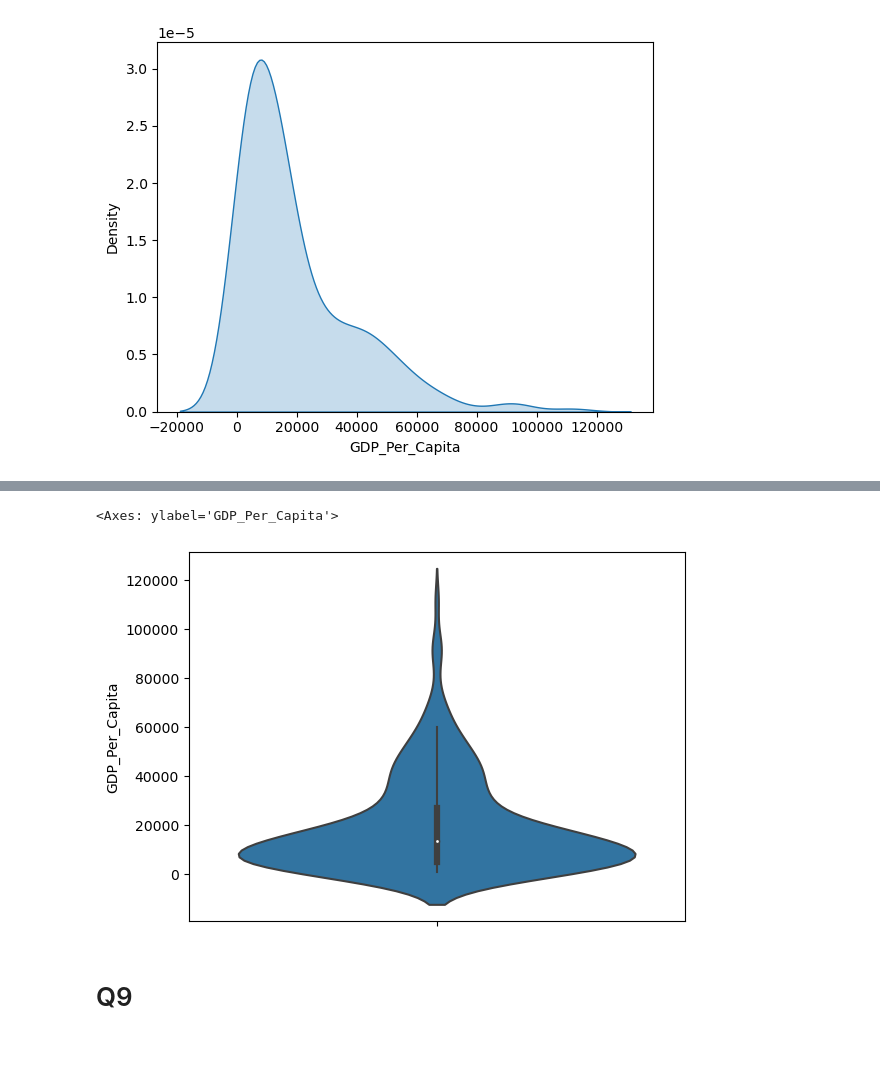
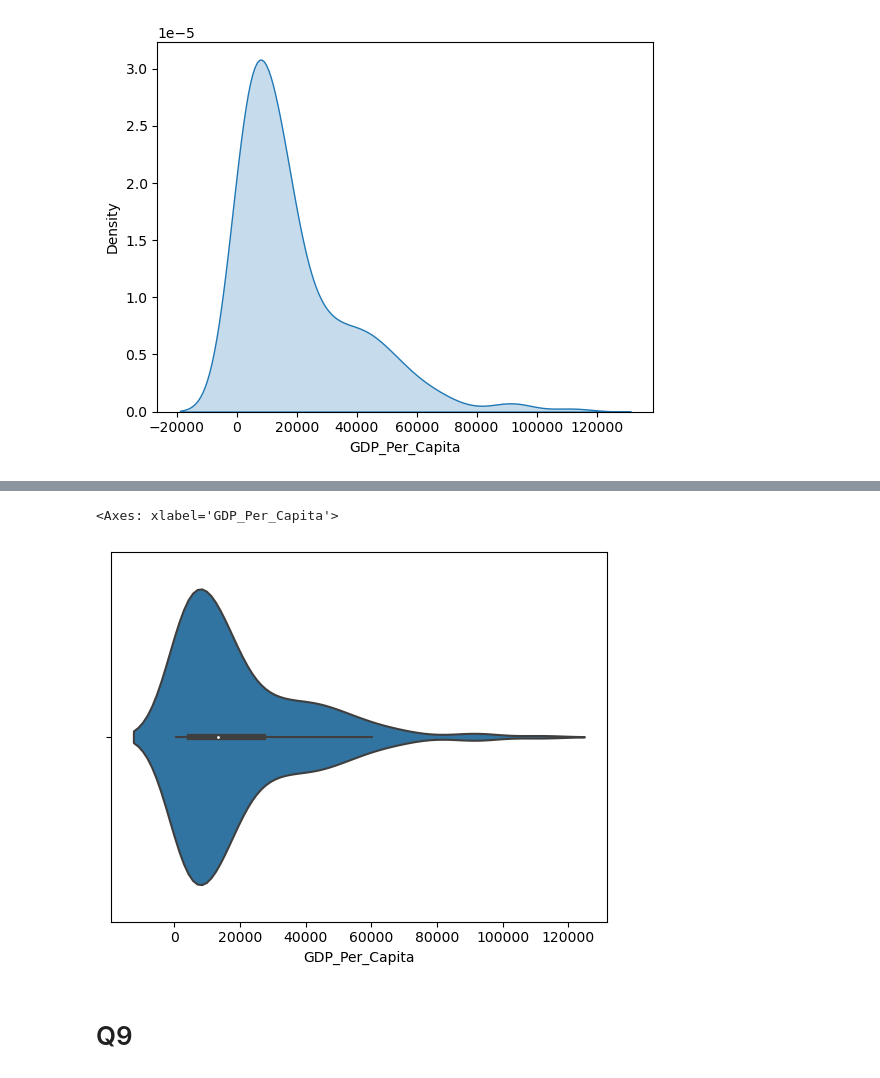
Before and after one commit to NSS-Data-Analytics-Cohort-11/undata-willisc22, a Jupyter notebook: notebook/UN_data_analysis.ipynb, the cells around one changed output, grey strips where cells are left out. Saved outputs shown, nothing was run; the diff lists cells and outputs as text; code cells hidden in the pictures; blank space fills up the shorter version.

```diff
--- a/notebook/UN_data_analysis.ipynb
+++ b/notebook/UN_data_analysis.ipynb
@@ -79,7 +103,8 @@ dtype: object
 gdp_df = gdp_df.drop(columns=['Value Footnotes'])
 # %%
 #renaming column names of gdp_df
-gdp_df = gdp_df.rename(columns={'Country or Area':'Country', 'Value':'GDP_Per_Capita'})
+gdp_df = gdp_df.rename(columns={'Country or Area':'Country',
+                                'Value':'GDP_Per_Capita'})
 # %% [markdown]
 # Q7
 # %%
@@ -146,8 +193,8 @@ sns.boxplot(y=gdp_2020['GDP_Per_Capita'])
 # %%
-sns.violinplot(y=gdp_2020['GDP_Per_Capita'])
+sns.violinplot(x=gdp_2020['GDP_Per_Capita'])
 # %% [output]
-<Axes: ylabel='GDP_Per_Capita'>
+<Axes: xlabel='GDP_Per_Capita'>
-[figure, old version]
+[figure, new version]
 # %% [markdown]
 # Q9
 # %%
```
Also changed, not shown: parts of 40 cells of this notebook.
